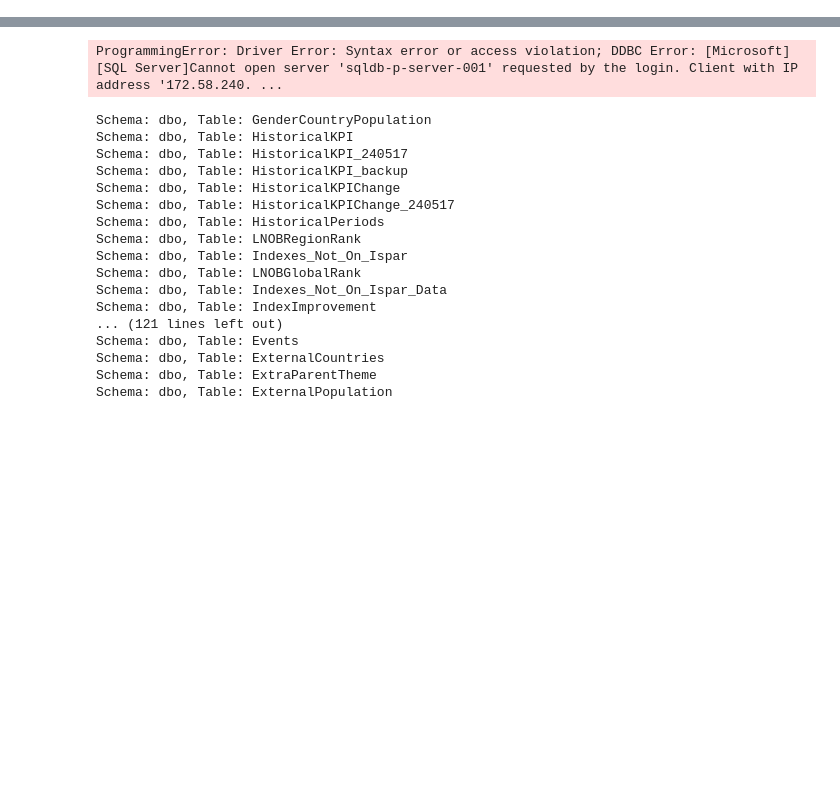
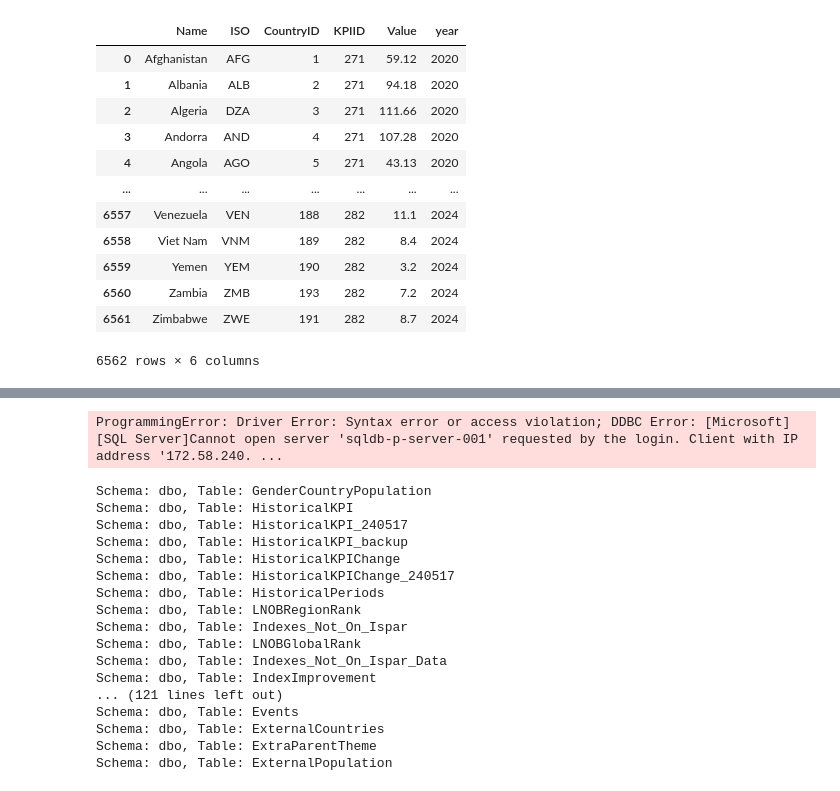
Before and after one commit to apanlili/un, a Jupyter notebook: DB Access/DB Access test.ipynb, the cells around one changed output, grey strips where cells are left out. Cells and saved outputs as stored; diff of their text form; code cells hidden in the pictures; blank space fills up the shorter version.

```diff
--- a/DB Access/DB Access test.ipynb
+++ b/DB Access/DB Access test.ipynb
@@ -145,0 +273,17 @@ kpi_list
+# %%
+    LEFT JOIN KPIs AS k
+        ON k.KeyID = d.KPIID
+# %% [output]
+|  | Name | ISO | CountryID | KPIID | Value | year |
+| 0 | Afghanistan | AFG | 1 | 271 | 59.12 | 2020 |
+| 1 | Albania | ALB | 2 | 271 | 94.18 | 2020 |
+| 2 | Algeria | DZA | 3 | 271 | 111.66 | 2020 |
+| 3 | Andorra | AND | 4 | 271 | 107.28 | 2020 |
+| 4 | Angola | AGO | 5 | 271 | 43.13 | 2020 |
+| ... | ... | ... | ... | ... | ... | ... |
+| 6557 | Venezuela | VEN | 188 | 282 | 11.1 | 2024 |
+| 6558 | Viet Nam | VNM | 189 | 282 | 8.4 | 2024 |
+| 6559 | Yemen | YEM | 190 | 282 | 3.2 | 2024 |
+| 6560 | Zambia | ZMB | 193 | 282 | 7.2 | 2024 |
+| 6561 | Zimbabwe | ZWE | 191 | 282 | 8.7 | 2024 |
+6562 rows × 6 columns
```
Also changed, not shown: parts of 26 cells of this notebook, 8 other files.
